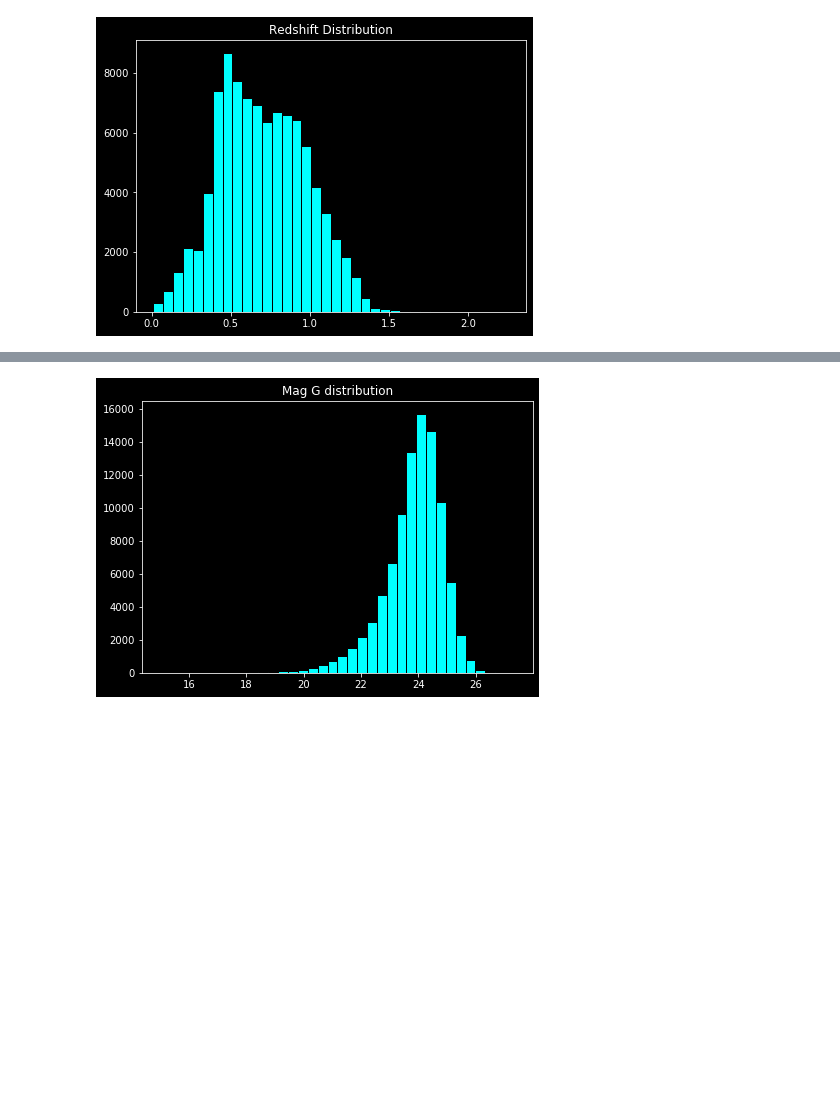
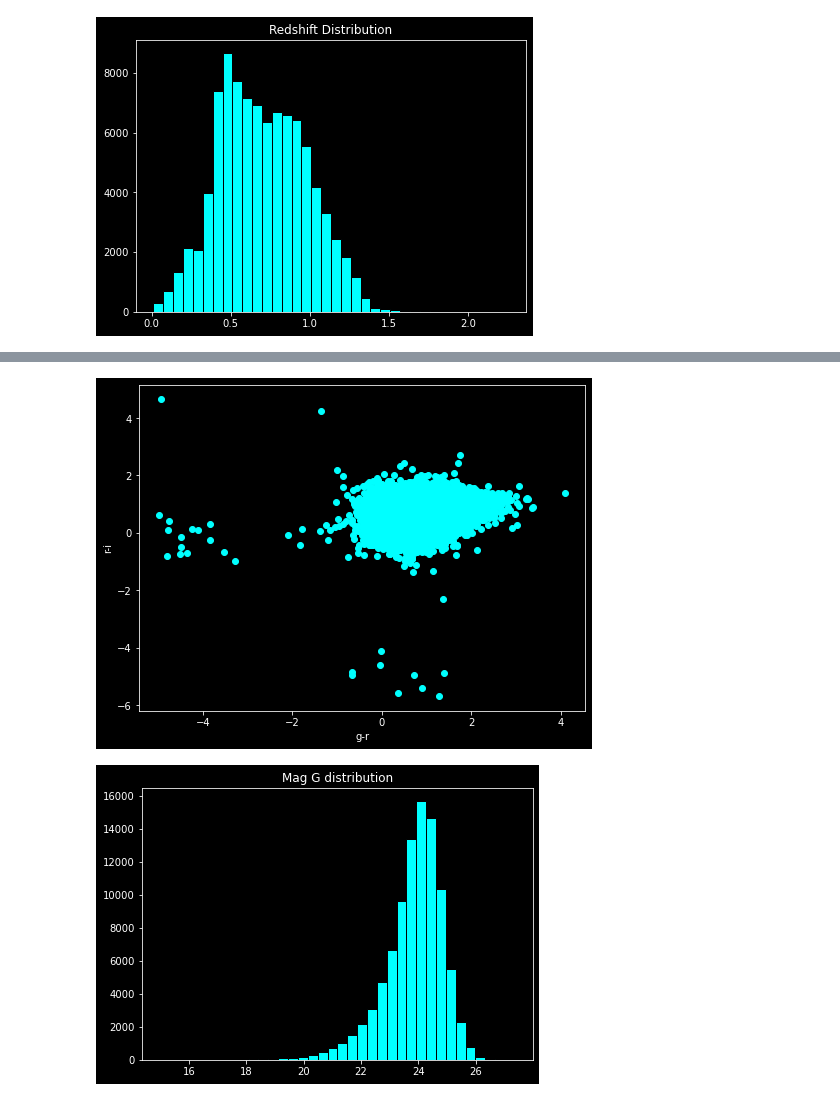
Before and after one commit to JimenaGonzalez/Simulations-Double-Source-Gravitational-Lensing, a Jupyter notebook: Color_Distribution/Source_distributions.ipynb, the cells around one changed output, grey strips where cells are left out. Cells and saved outputs as stored; diff of their text form; code cells hidden in the pictures; blank space fills up the shorter version.

Commit message:
plot colors

```diff
--- a/Color_Distribution/Source_distributions.ipynb
+++ b/Color_Distribution/Source_distributions.ipynb
@@ -84,3 +84,12 @@ plt.show()
+# %%
+#Plots to see the distributions
+plt.figure(figsize=(8,6))
+plt.scatter(data['g_r'], data['r_i'], color = 'cyan', alpha = 1.)
+plt.xlabel('g-r')
+plt.ylabel('r-i')
+plt.show()
+# %% [output]
+[figure, added]
 # %%
 plt.figure(figsize=(7,5))
 plt.title('Mag G distribution')
```
Also changed, not shown: parts of 2 cells of this notebook.
